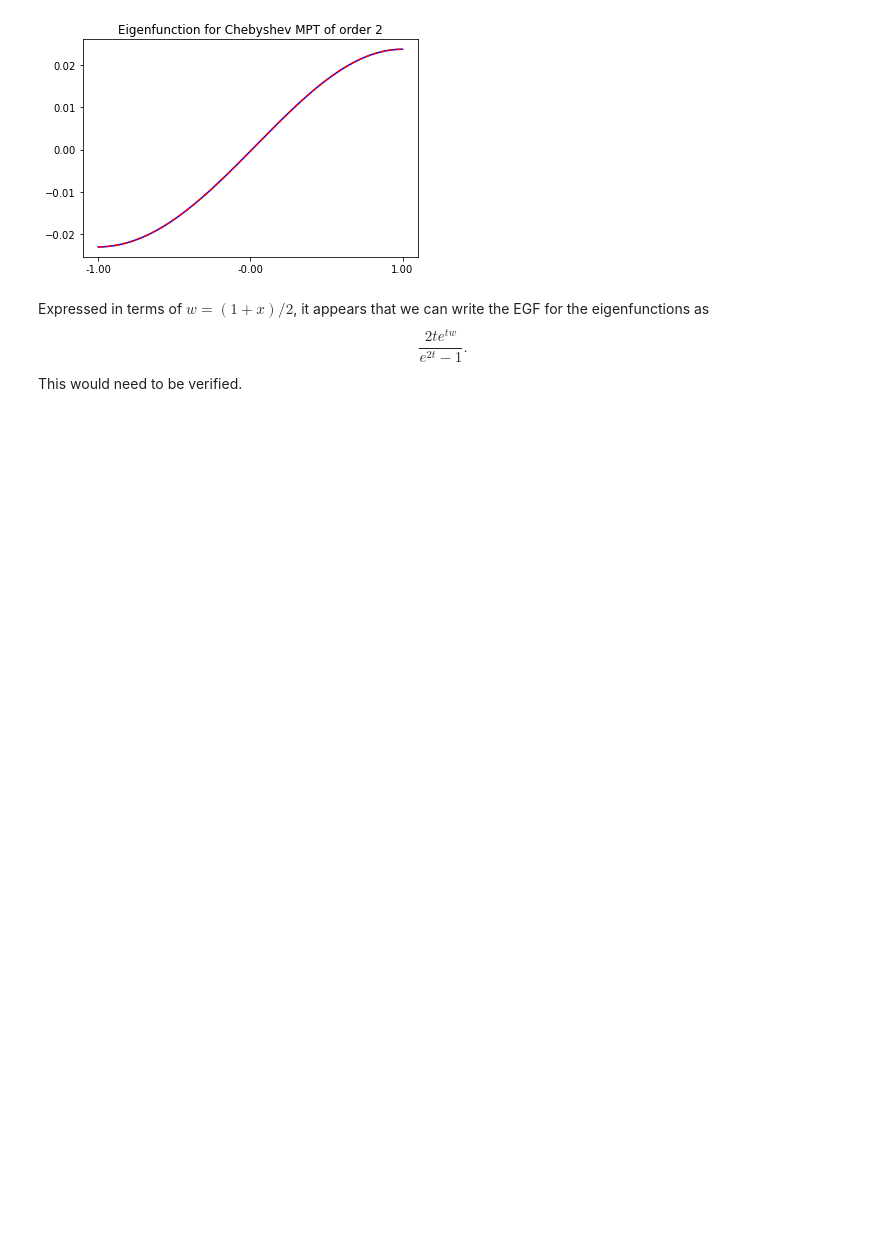
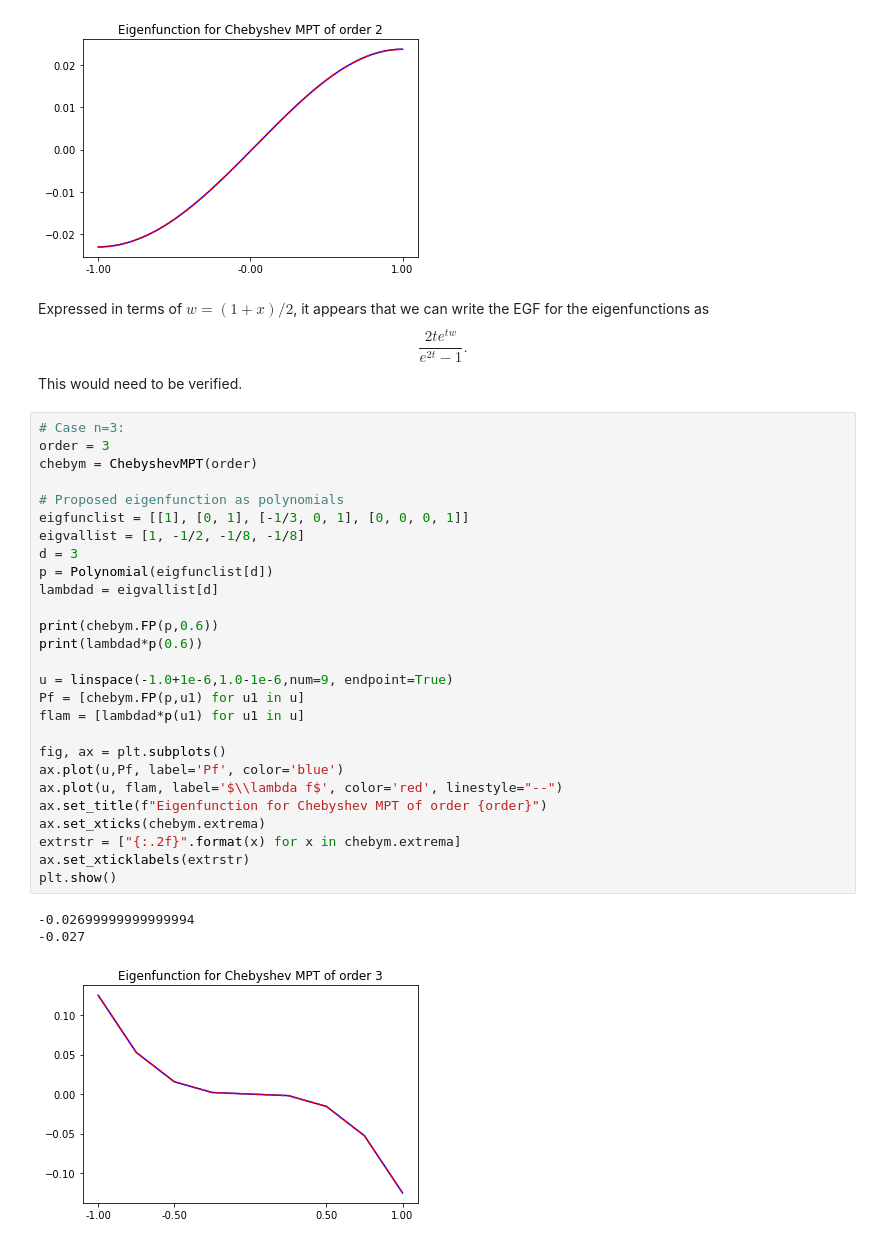
Before and after one commit to michaelgordy/chebyshevMPT, a Jupyter notebook: notebooks/chebyFP.ipynb, the cells around one changed output. Cells and saved outputs as stored; diff of their text form; blank space fills up the shorter version.

```diff
--- a/notebooks/chebyFP.ipynb
+++ b/notebooks/chebyFP.ipynb
@@ -62,3 +63,34 @@ $$
 \frac{2te^{tw}}{e^{2t}-1}.
 $$
 This would need to be verified.
+# %%
+# Case n=3:
+order = 3
+chebym = ChebyshevMPT(order)
+
+# Proposed eigenfunction as polynomials
+eigfunclist = [[1], [0, 1], [-1/3, 0, 1], [0, 0, 0, 1]]
+eigvallist = [1, -1/2, -1/8, -1/8]
+d = 3
+p = Polynomial(eigfunclist[d])
+lambdad = eigvallist[d]
+
+print(chebym.FP(p,0.6))
+print(lambdad*p(0.6))
+
+u = linspace(-1.0+1e-6,1.0-1e-6,num=9, endpoint=True)
+Pf = [chebym.FP(p,u1) for u1 in u]
+flam = [lambdad*p(u1) for u1 in u]
+
+fig, ax = plt.subplots()
+ax.plot(u,Pf, label='Pf', color='blue')
+ax.plot(u, flam, label='$\\lambda f$', color='red', linestyle="--")
+ax.set_title(f"Eigenfunction for Chebyshev MPT of order {order}")
+ax.set_xticks(chebym.extrema)
+extrstr = ["{:.2f}".format(x) for x in chebym.extrema]
+ax.set_xticklabels(extrstr)
+plt.show()
+# %% [output]
+-0.02699999999999994
+-0.027
+[figure, added]
```
Also changed, not shown: parts of 1 cell of this notebook.
